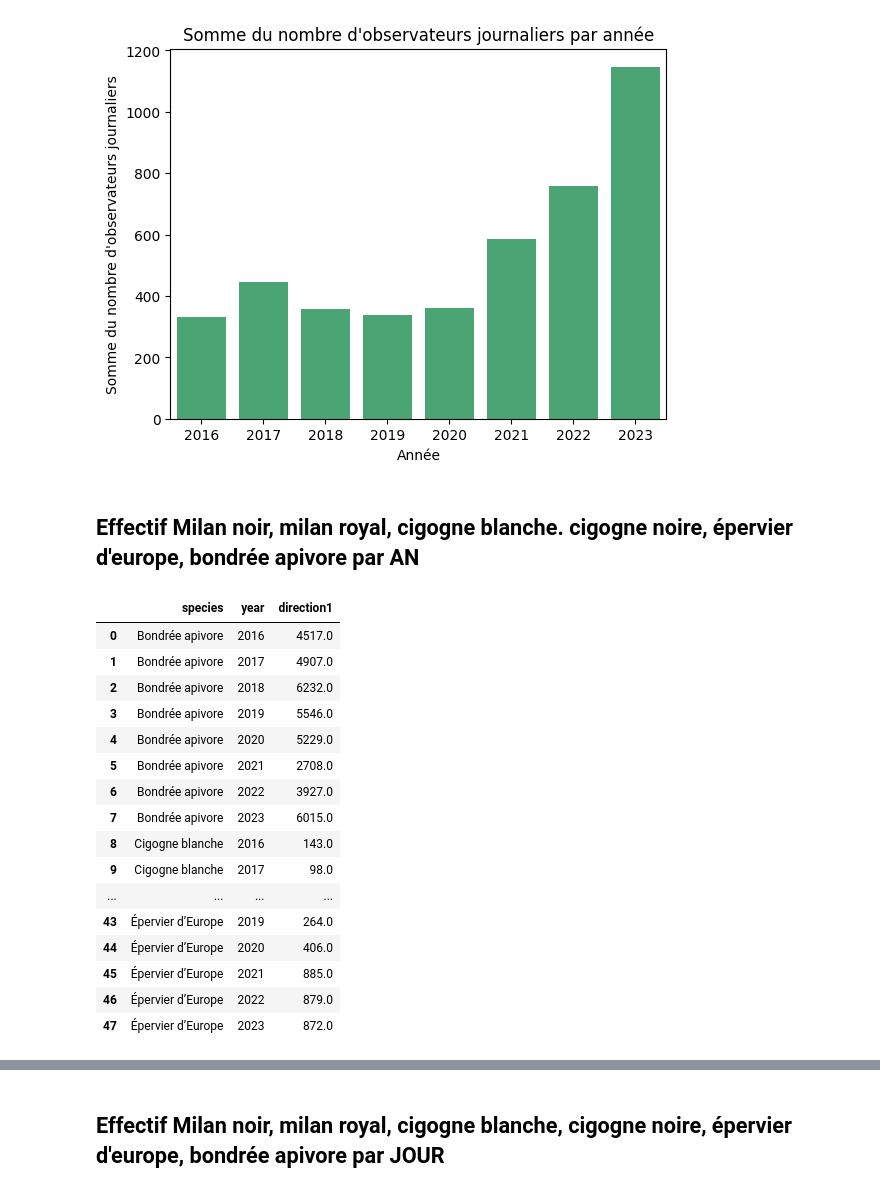
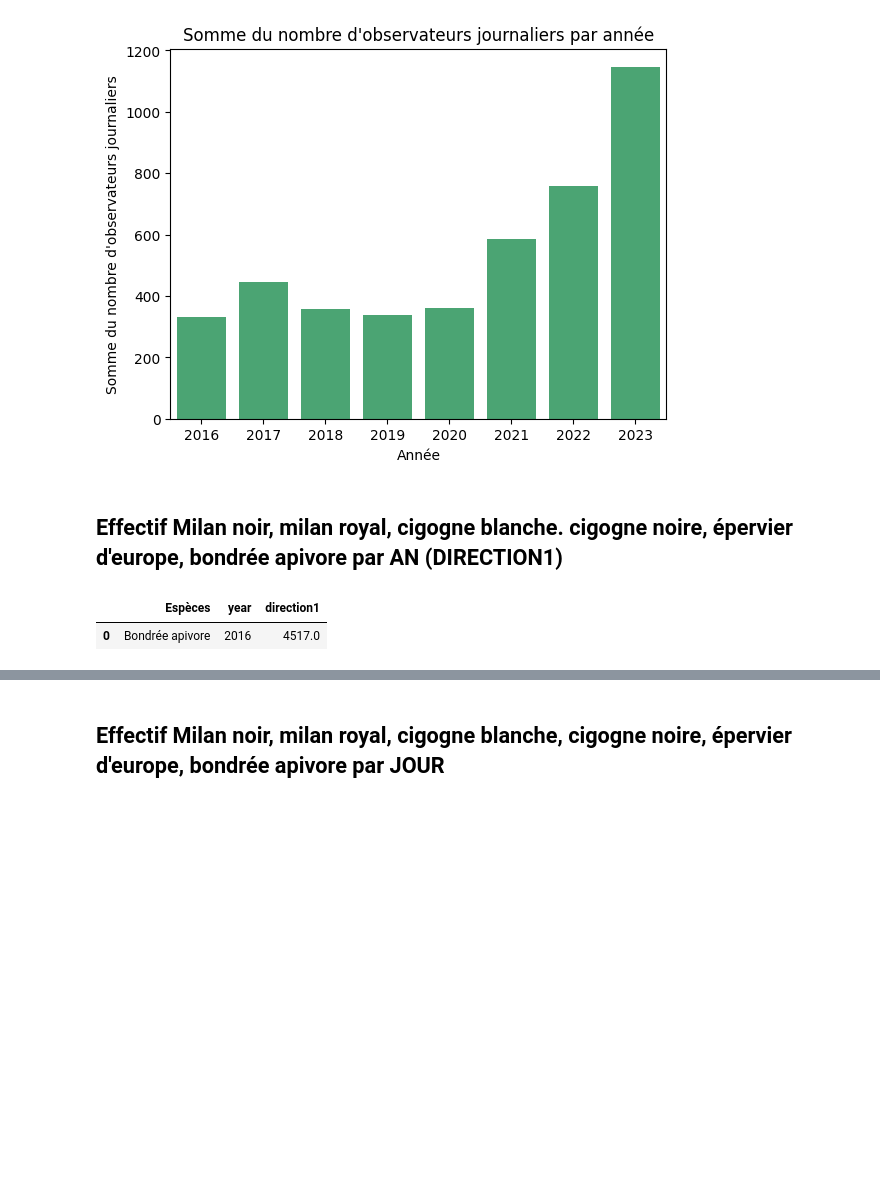
Before and after one commit to amelietatin/oiseaux_cols_libres, a Jupyter notebook: code/4_ocl_data_all_species_analysis.ipynb, the cells around one changed output, grey strips where cells are left out. Cells and saved outputs as stored; diff of their text form; code cells hidden in the pictures; blank space fills up the shorter version.

```diff
--- a/code/4_ocl_data_all_species_analysis.ipynb
+++ b/code/4_ocl_data_all_species_analysis.ipynb
@@ -122,26 +125,12 @@ sns.barplot(data=n_observers_per_year, x='year', y='n_observers', color='mediums
  Text(0.5, 1.0, "Somme du nombre d'observateurs journaliers par année")]
 [figure]
 # %% [markdown]
-## Effectif Milan noir, milan royal, cigogne blanche. cigogne noire, épervier d'europe, bondrée apivore par AN
+## Effectif Milan noir, milan royal, cigogne blanche. cigogne noire, épervier d'europe, bondrée apivore par AN (DIRECTION1)
 # %%
-liste_especes = data_day[data_day['species'].isin(['Milan noir', 'Bondrée apivore', 'Milan royal','Cigogne blanche', 'Épervier d’Europe', 'Cigogne noire'])]
+liste_especes = data_dir1[data_dir1['species'].isin(['Milan noir', 'Bondrée apivore', 'Milan royal','Cigogne blanche', 'Épervier d’Europe', 'Cigogne noire'])]
 n_obs_species_year = liste_especes.groupby(['species', 'year'])['direction1'].sum().reset_index()
-n_obs_species_year
+n_obs_species_year.rename(columns={'species':'Espèces'}, inplace=True)
+n_obs_species_year.head(1)
 # %% [output]
-|  | species | year | direction1 |
+|  | Espèces | year | direction1 |
 | 0 | Bondrée apivore | 2016 | 4517.0 |
-| 1 | Bondrée apivore | 2017 | 4907.0 |
-| 2 | Bondrée apivore | 2018 | 6232.0 |
-| 3 | Bondrée apivore | 2019 | 5546.0 |
-| 4 | Bondrée apivore | 2020 | 5229.0 |
-| 5 | Bondrée apivore | 2021 | 2708.0 |
-| 6 | Bondrée apivore | 2022 | 3927.0 |
-| 7 | Bondrée apivore | 2023 | 6015.0 |
-| 8 | Cigogne blanche | 2016 | 143.0 |
-| 9 | Cigogne blanche | 2017 | 98.0 |
-| ... | ... | ... | ... |
-| 43 | Épervier d’Europe | 2019 | 264.0 |
-| 44 | Épervier d’Europe | 2020 | 406.0 |
-| 45 | Épervier d’Europe | 2021 | 885.0 |
-| 46 | Épervier d’Europe | 2022 | 879.0 |
-| 47 | Épervier d’Europe | 2023 | 872.0 |
```
Also changed, not shown: parts of 12 cells of this notebook, 8 other files.
